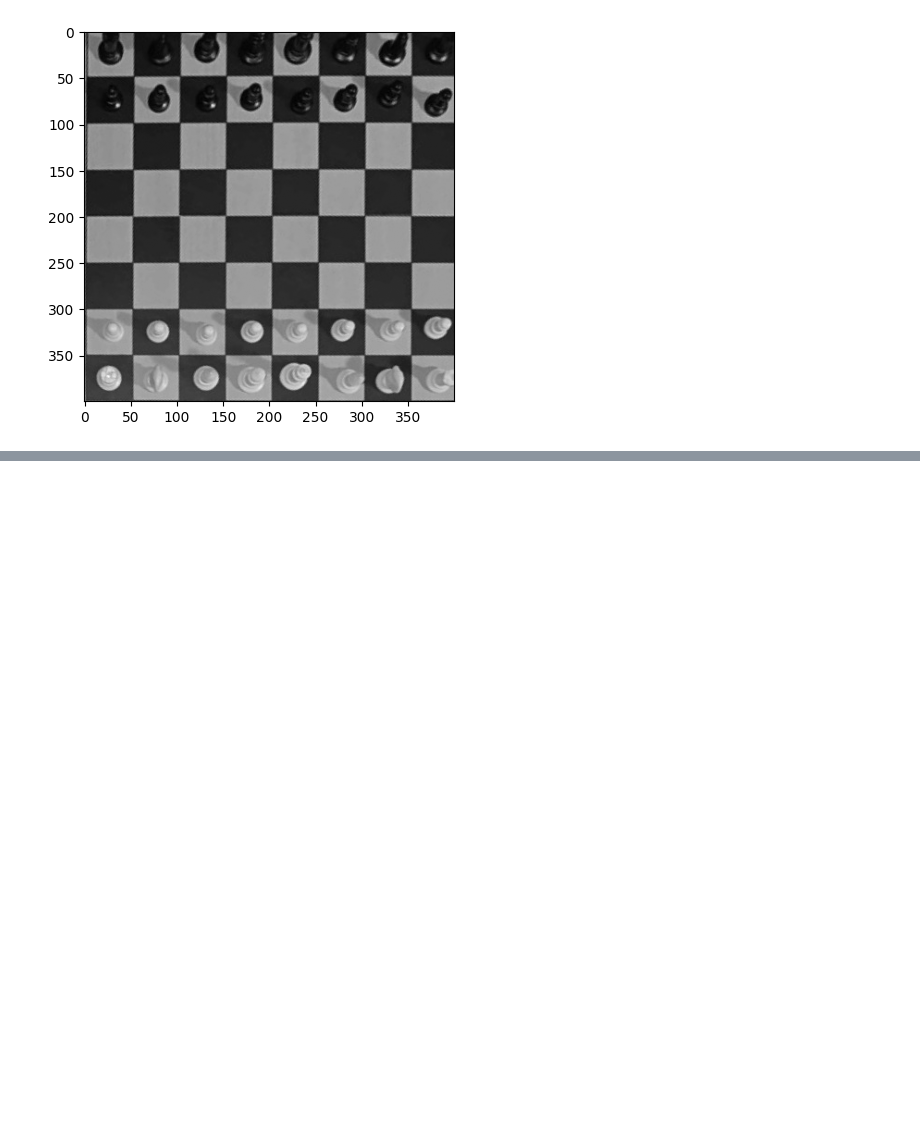
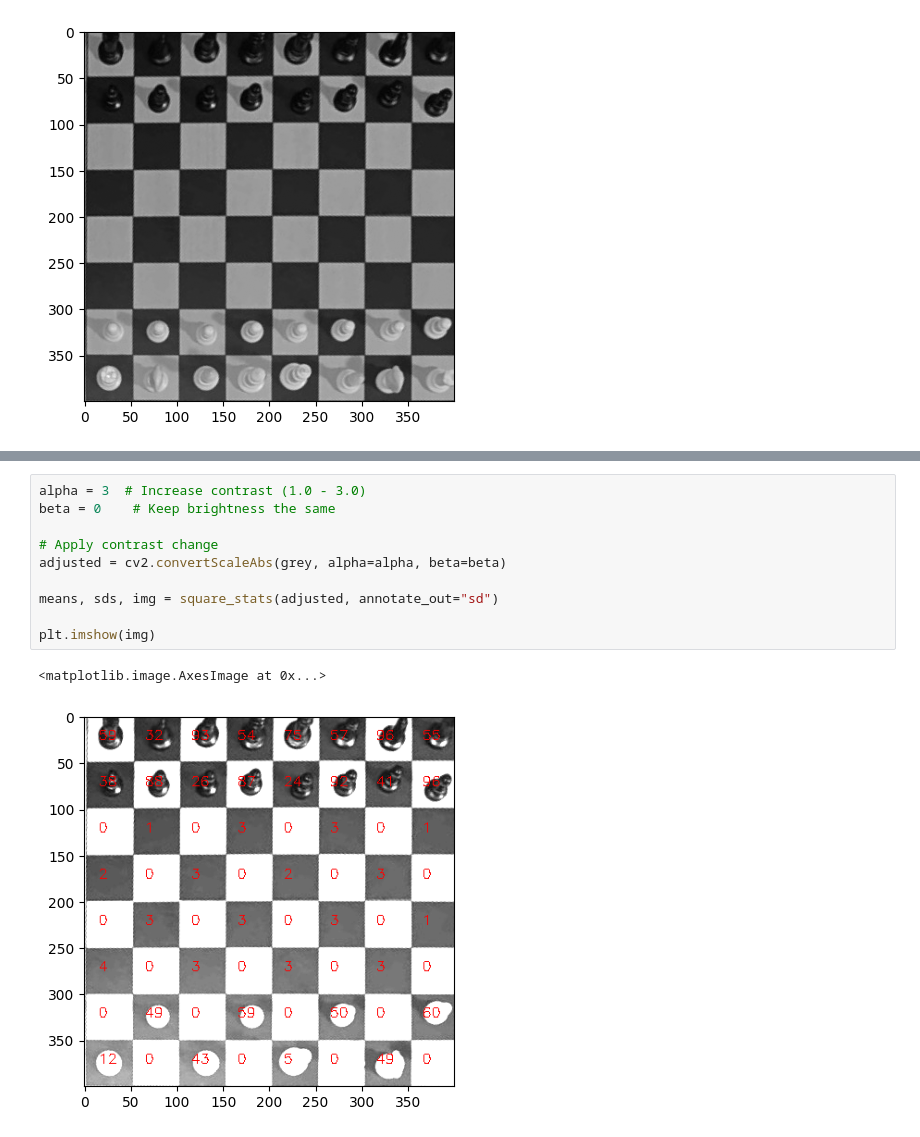
Before and after one commit to S-Arbor/fried-liver-otb, a Jupyter notebook: piece_detection.ipynb, the cells around one changed output, grey strips where cells are left out. Cells and saved outputs as stored; diff of their text form; blank space fills up the shorter version.

```diff
--- a/piece_detection.ipynb
+++ b/piece_detection.ipynb
@@ -40,0 +95,13 @@ plt.imshow(edges)
+# %%
+alpha = 3  # Increase contrast (1.0 - 3.0)
+beta = 0    # Keep brightness the same
+
+# Apply contrast change
+adjusted = cv2.convertScaleAbs(grey, alpha=alpha, beta=beta)
+
+means, sds, img = square_stats(adjusted, annotate_out="sd")
+
+plt.imshow(img)
+# %% [output]
+<matplotlib.image.AxesImage at 0x...>
+[figure, added]
```
Also changed, not shown: parts of 15 cells of this notebook, 1 other file.
